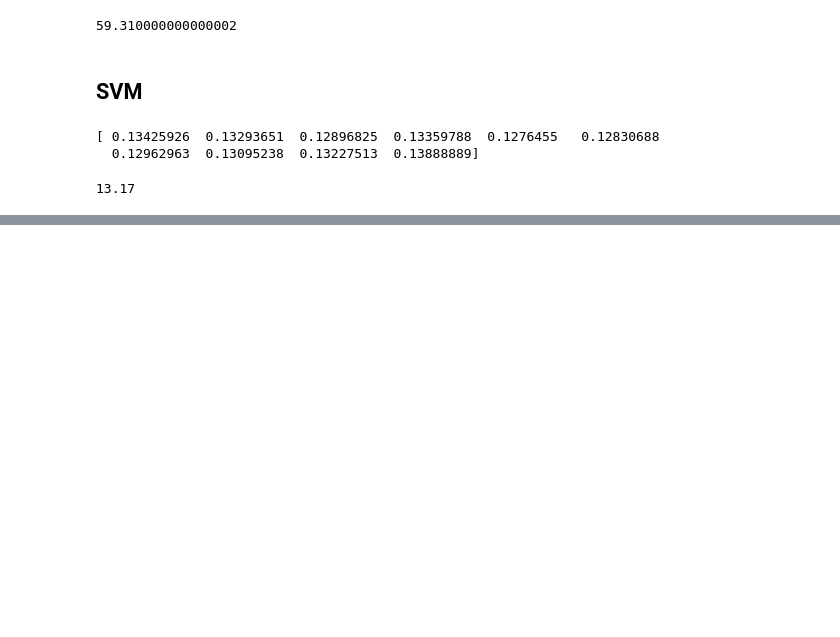
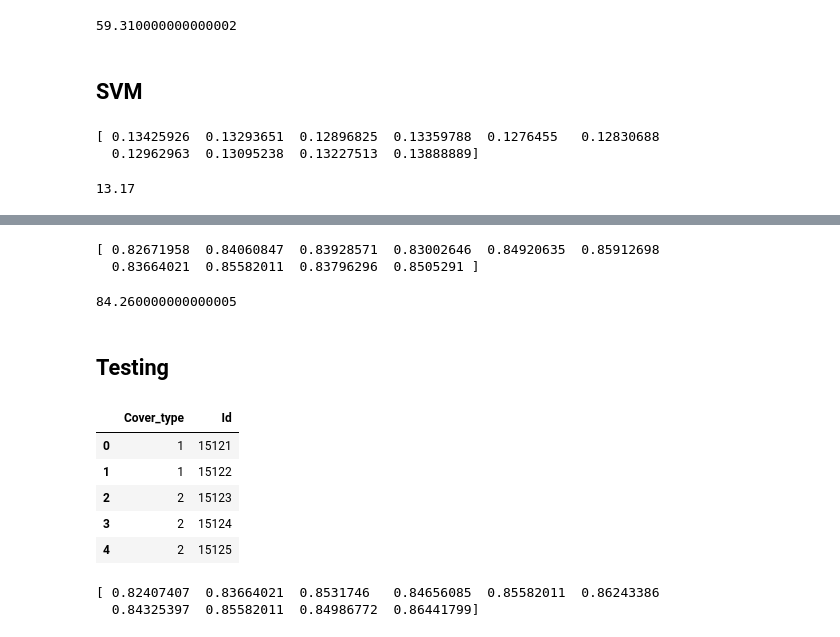
Before and after one commit to kjw1oo/Kaggle_project, a Jupyter notebook: train_y.ipynb, the cells around one changed output, grey strips where cells are left out. Saved outputs shown, nothing was run; the diff lists cells and outputs as text; code cells hidden in the pictures; blank space fills up the shorter version.

```diff
--- a/train_y.ipynb
+++ b/train_y.ipynb
@@ -114,0 +247,17 @@ round(np.mean(score)*100,2)
+# %%
+#soft voting
+voting_clf = VotingClassifier(estimators=[('knn', knn_clf),('xgb',xgb_clf),('extra', extra_clf),
+                                          ('gdboost',gboost_clf),('DT',dt_clf),('rf',rf_clf),
+                                          ('nb',nb_clf),('svc',svc_clf)], voting='soft')
+scoring = 'accuracy'
+score = cross_val_score(voting_clf, dfX, dfy, cv=k_fold, n_jobs=1, scoring=scoring)
+print(score)
+# %% [output]
+[ 0.82671958  0.84060847  0.83928571  0.83002646  0.84920635  0.85912698
+  0.83664021  0.85582011  0.83796296  0.8505291 ]
+# %%
+round(np.mean(score)*100,2)
+# %% [output]
+84.260000000000005
+# %% [markdown]
+## Testing
@@ -114,0 +278,21 @@ round(np.mean(score)*100,2)
+# %%
+submission = pd.read_csv('submission2.csv')
+submission.head()
+# %% [output]
+|  | Cover_type | Id |
+| 0 | 1 | 15121 |
+| 1 | 1 | 15122 |
+| 2 | 2 | 15123 |
+| 3 | 2 | 15124 |
+| 4 | 2 | 15125 |
+# %%
+#soft voting2
+voting_clf = VotingClassifier(estimators=[('extra', extra_clf),('gdboost',gboost_clf),
+                                          ('DT',dt_clf),('rf',rf_clf)], voting='soft')
+
+scoring = 'accuracy'
+score = cross_val_score(voting_clf, dfX, dfy, cv=k_fold, n_jobs=1, scoring=scoring)
+print(score)
+# %% [output]
+[ 0.82407407  0.83664021  0.8531746   0.84656085  0.85582011  0.86243386
+  0.84325397  0.85582011  0.84986772  0.86441799]
```
Also changed, not shown: parts of 36 cells of this notebook, 3 other files.
